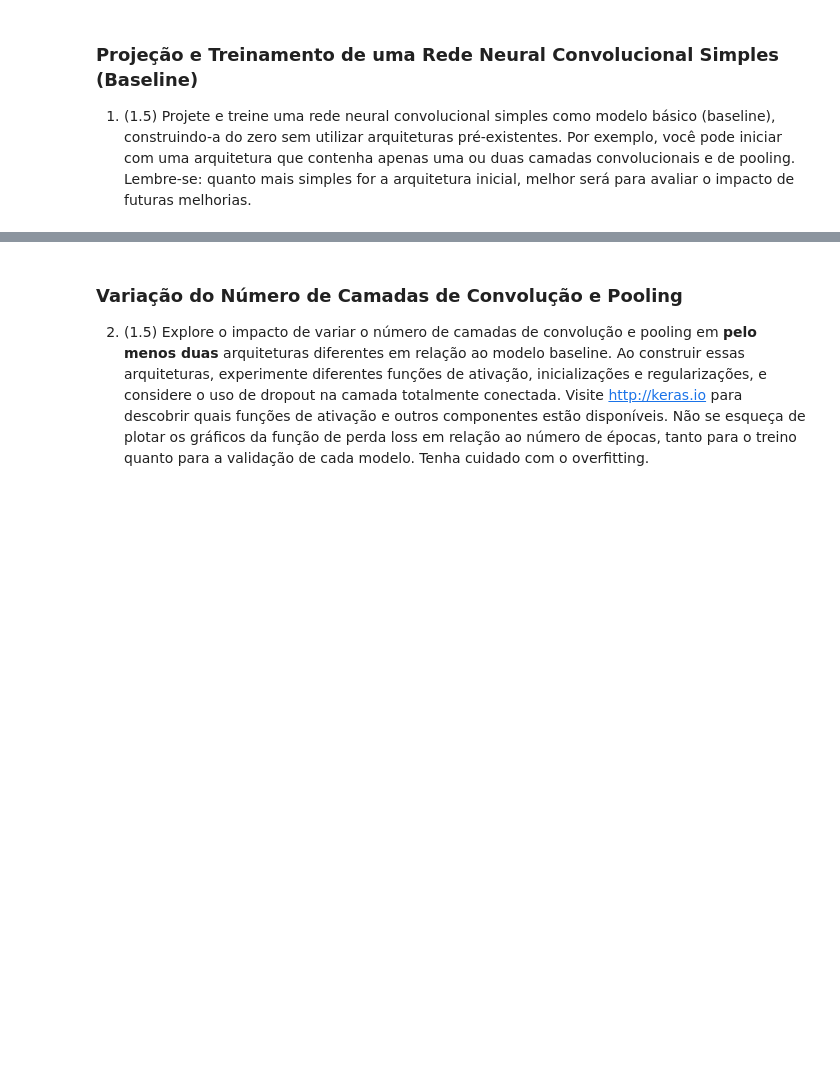
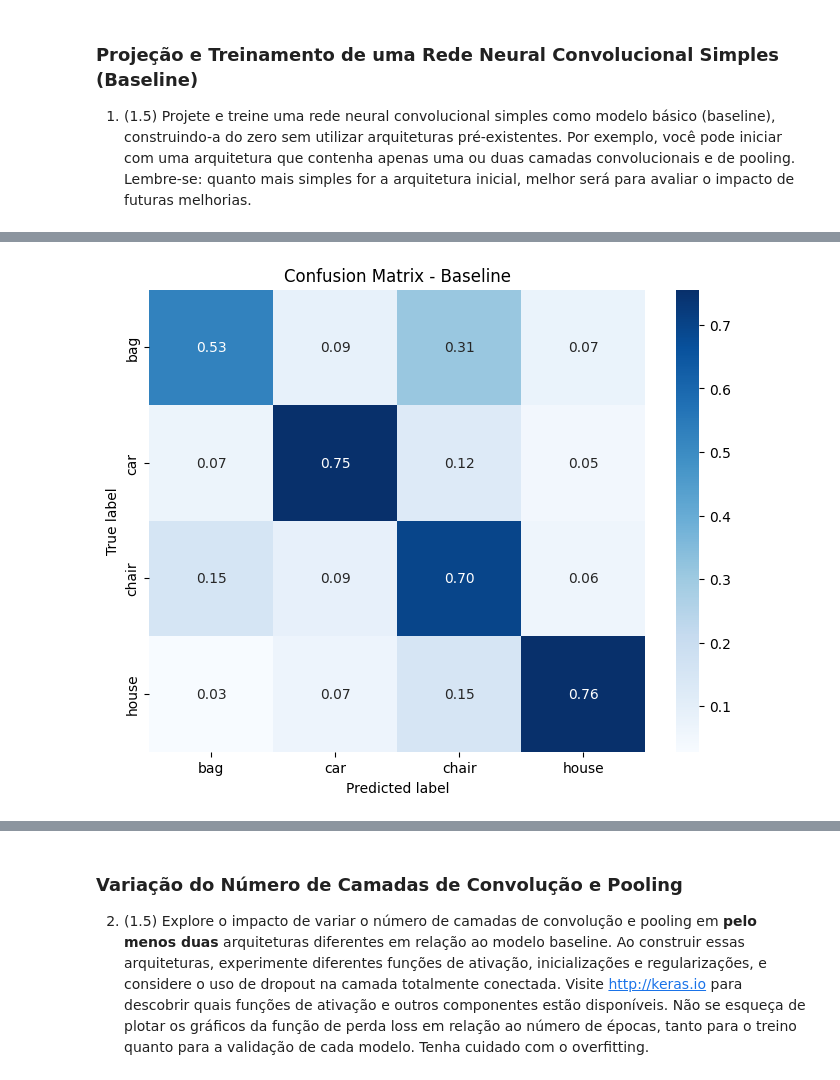
Before and after one commit to VitorSancho/UnicampMDC2025, a Jupyter notebook: DeepLearning/trabalho1/INF0618_DeepLearning_Trabalho1.ipynb, the cells around one changed output, grey strips where cells are left out. Drawn from its saved outputs; the diff is of its cells as text; code cells hidden in the pictures; blank space fills up the shorter version.

```diff
--- a/DeepLearning/trabalho1/INF0618_DeepLearning_Trabalho1.ipynb
+++ b/DeepLearning/trabalho1/INF0618_DeepLearning_Trabalho1.ipynb
@@ -334,0 +417,3 @@ Discussão:
+# %%
+plot_confusion_matrix(model_base, val_ds, title='Baseline')
+# %% [output]
@@ -334,0 +421 @@ Discussão:
+[figure, added]
```
Also changed, not shown: parts of 62 cells of this notebook, 7 other files.
